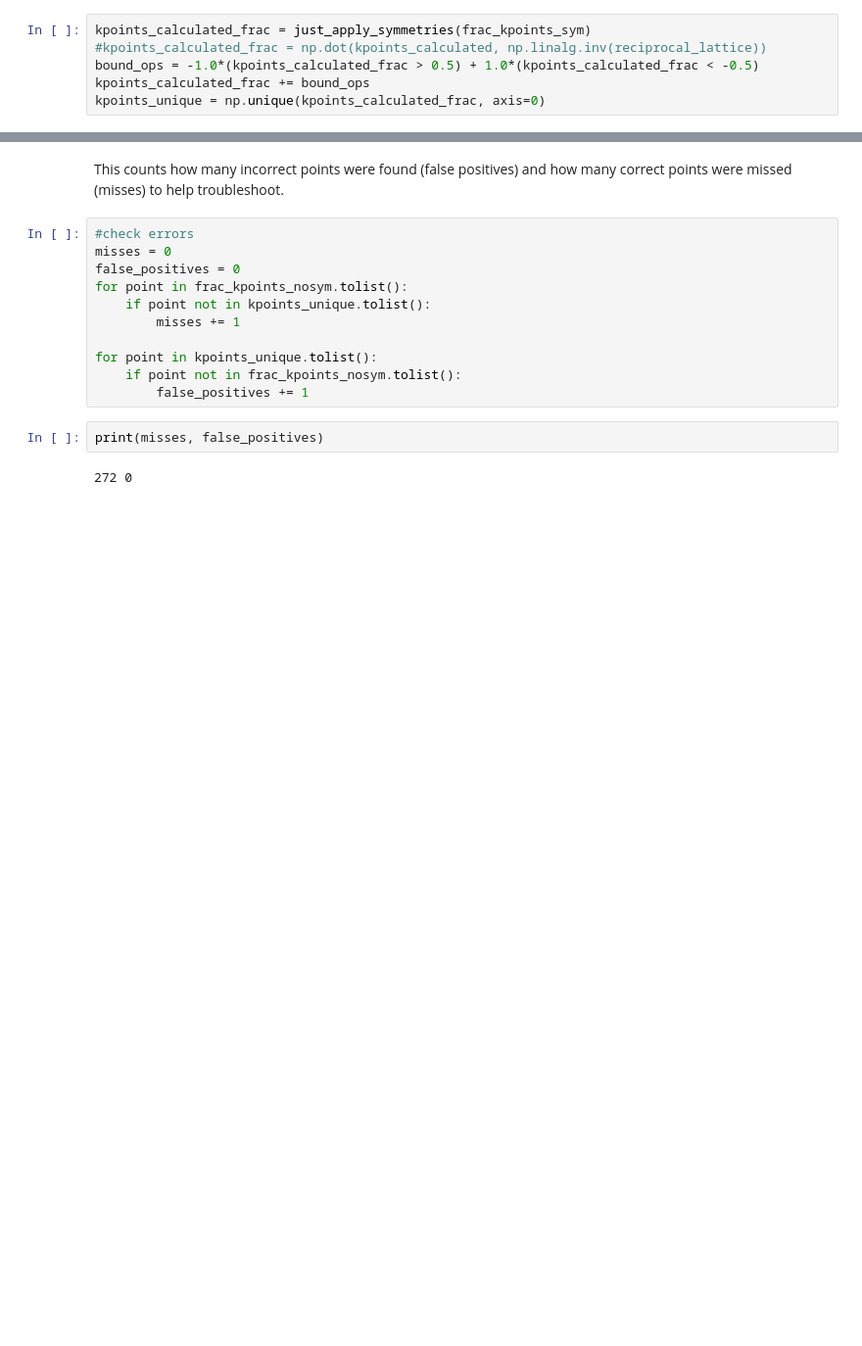
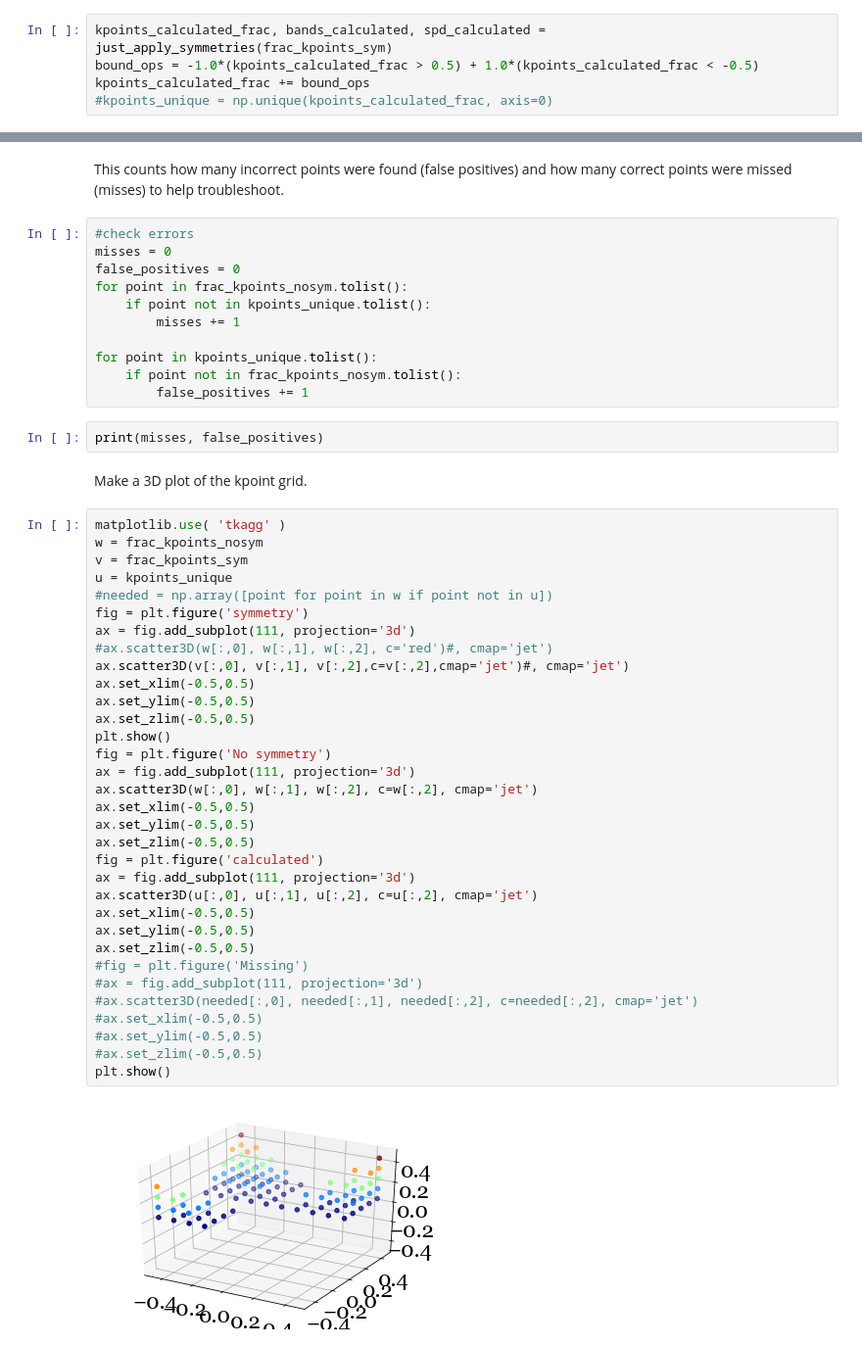
Before and after one commit to fjfarah218/Brillouin-Zone-Symmetry, a Jupyter notebook: BZ symmetry.ipynb, the cells around one changed output, grey strips where cells are left out. Shown at 98% size. Saved outputs shown, nothing was run; the diff lists cells and outputs as text; blank space fills up the shorter version.

```diff
--- a/BZ symmetry.ipynb
+++ b/BZ symmetry.ipynb
@@ -174,9 +225,8 @@ spd shape      :  (35, 16, 1, 3, 11) [kpoints, bands, spins, atoms+1, orbitals+2
 # %% [markdown]
 Apply symmetry operations and boundary conditions... remove repeated points.
 # %%
-kpoints_calculated_frac = just_apply_symmetries(frac_kpoints_sym)
-#kpoints_calculated_frac = np.dot(kpoints_calculated, np.linalg.inv(reciprocal_lattice))
+kpoints_calculated_frac, bands_calculated, spd_calculated = just_apply_symmetries(frac_kpoints_sym)
 bound_ops = -1.0*(kpoints_calculated_frac > 0.5) + 1.0*(kpoints_calculated_frac < -0.5)
 kpoints_calculated_frac += bound_ops
-kpoints_unique = np.unique(kpoints_calculated_frac, axis=0)
+#kpoints_unique = np.unique(kpoints_calculated_frac, axis=0)
 # %%
@@ -204,5 +264,40 @@ for point in kpoints_unique.tolist():
         false_positives += 1
 # %%
 print(misses, false_positives)
-# %% [output]
-272 0
+# %% [markdown]
+Make a 3D plot of the kpoint grid.
+# %%
+matplotlib.use( 'tkagg' )
+w = frac_kpoints_nosym
+v = frac_kpoints_sym
+u = kpoints_unique
+#needed = np.array([point for point in w if point not in u])
+fig = plt.figure('symmetry')
+ax = fig.add_subplot(111, projection='3d')
+#ax.scatter3D(w[:,0], w[:,1], w[:,2], c='red')#, cmap='jet')
+ax.scatter3D(v[:,0], v[:,1], v[:,2],c=v[:,2],cmap='jet')#, cmap='jet')
+ax.set_xlim(-0.5,0.5)
+ax.set_ylim(-0.5,0.5)
+ax.set_zlim(-0.5,0.5)
+plt.show()
+fig = plt.figure('No symmetry')
+ax = fig.add_subplot(111, projection='3d')
+ax.scatter3D(w[:,0], w[:,1], w[:,2], c=w[:,2], cmap='jet')
+ax.set_xlim(-0.5,0.5)
+ax.set_ylim(-0.5,0.5)
+ax.set_zlim(-0.5,0.5)
+fig = plt.figure('calculated')
+ax = fig.add_subplot(111, projection='3d')
+ax.scatter3D(u[:,0], u[:,1], u[:,2], c=u[:,2], cmap='jet')
+ax.set_xlim(-0.5,0.5)
+ax.set_ylim(-0.5,0.5)
+ax.set_zlim(-0.5,0.5)
+#fig = plt.figure('Missing')
+#ax = fig.add_subplot(111, projection='3d')
+#ax.scatter3D(needed[:,0], needed[:,1], needed[:,2], c=needed[:,2], cmap='jet')
+#ax.set_xlim(-0.5,0.5)
+#ax.set_ylim(-0.5,0.5)
+#ax.set_zlim(-0.5,0.5)
+plt.show()
+# %% [output]
+[figure, added]
```
Also changed, not shown: parts of 14 cells of this notebook.
